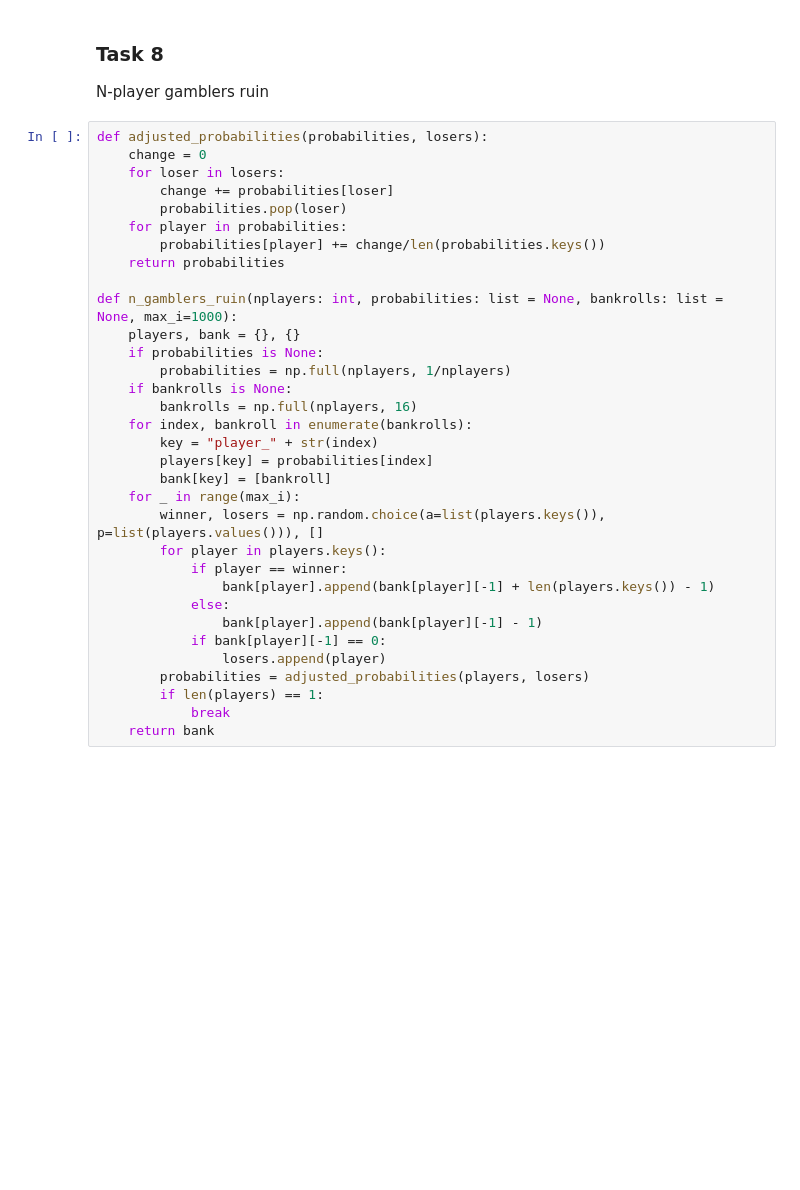
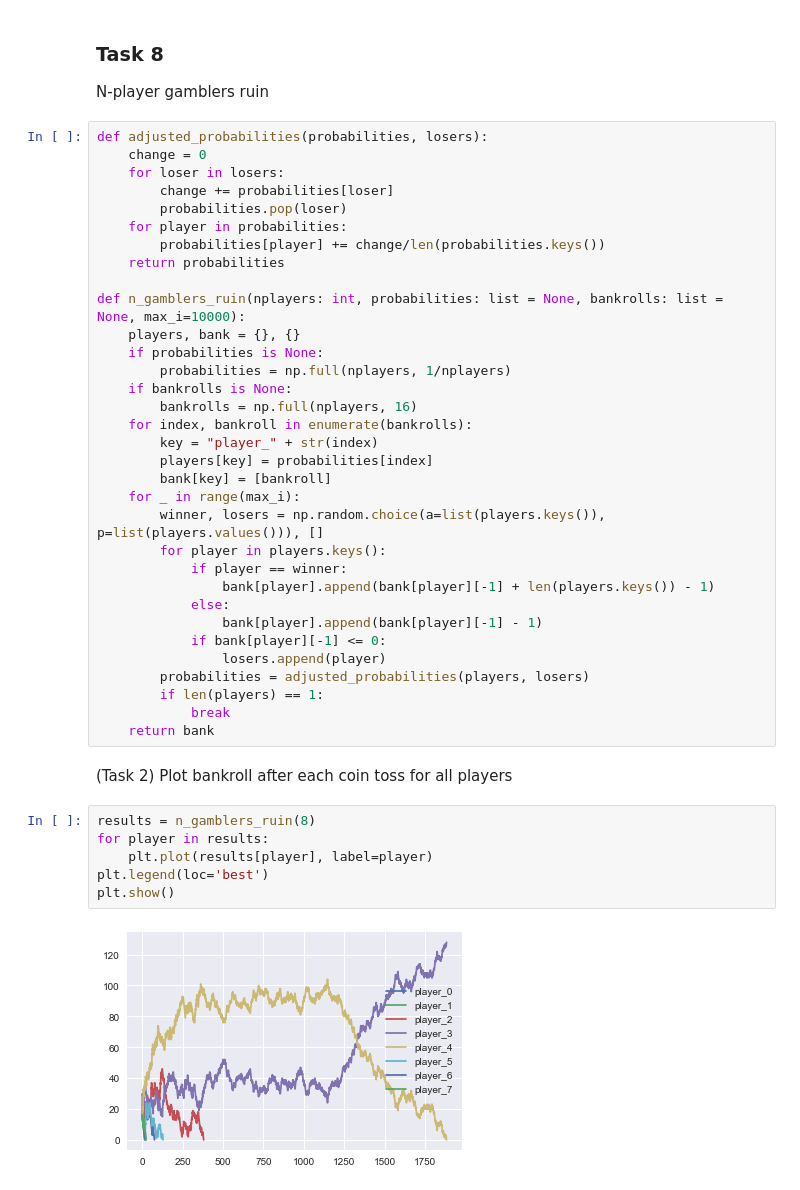
Before and after one commit to witekbobrowski/Academic, a Jupyter notebook: statistical-methods-winter-2017/gamblers-ruin-problem.ipynb, the cells around one changed output. Drawn from its saved outputs; the diff is of its cells as text; blank space fills up the shorter version.

Commit message:
SM: Add Task 8 solutions.

```diff
--- a/statistical-methods-winter-2017/gamblers-ruin-problem.ipynb
+++ b/statistical-methods-winter-2017/gamblers-ruin-problem.ipynb
@@ -211,7 +211,7 @@ def adjusted_probabilities(probabilities, losers):
         probabilities[player] += change/len(probabilities.keys())
     return probabilities
 
-def n_gamblers_ruin(nplayers: int, probabilities: list = None, bankrolls: list = None, max_i=1000):
+def n_gamblers_ruin(nplayers: int, probabilities: list = None, bankrolls: list = None, max_i=10000):
     players, bank = {}, {}
     if probabilities is None:
         probabilities = np.full(nplayers, 1/nplayers)
@@ -228,9 +228,19 @@ def n_gamblers_ruin(nplayers: int, probabilities: list = None, bankrolls: list =
                 bank[player].append(bank[player][-1] + len(players.keys()) - 1)
             else:
                 bank[player].append(bank[player][-1] - 1)
-            if bank[player][-1] == 0:
+            if bank[player][-1] <= 0:
                 losers.append(player)
         probabilities = adjusted_probabilities(players, losers)
         if len(players) == 1:
             break
     return bank
+# %% [markdown]
+(Task 2) Plot bankroll after each coin toss for all players
+# %%
+results = n_gamblers_ruin(8)
+for player in results:
+    plt.plot(results[player], label=player)
+plt.legend(loc='best')
+plt.show()
+# %% [output]
+[figure, added]
```
Also changed, not shown: parts of 14 cells of this notebook, 1 other file.
